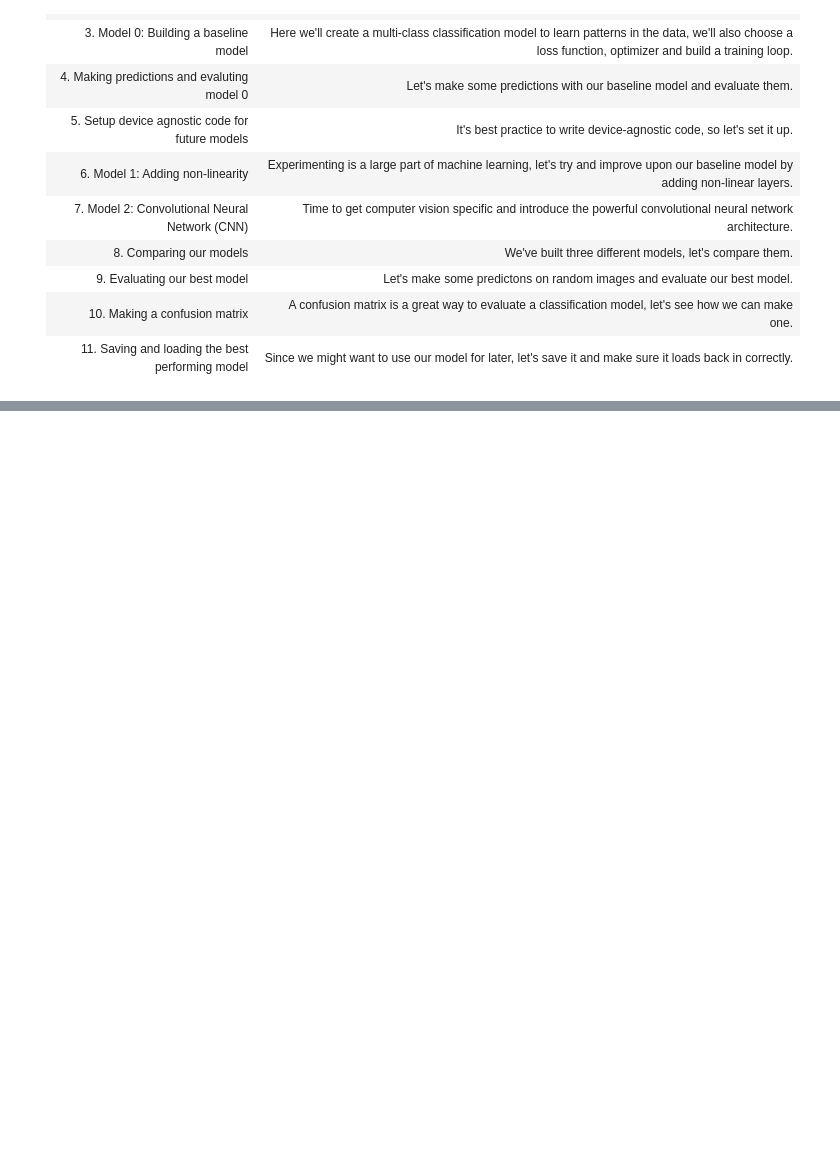
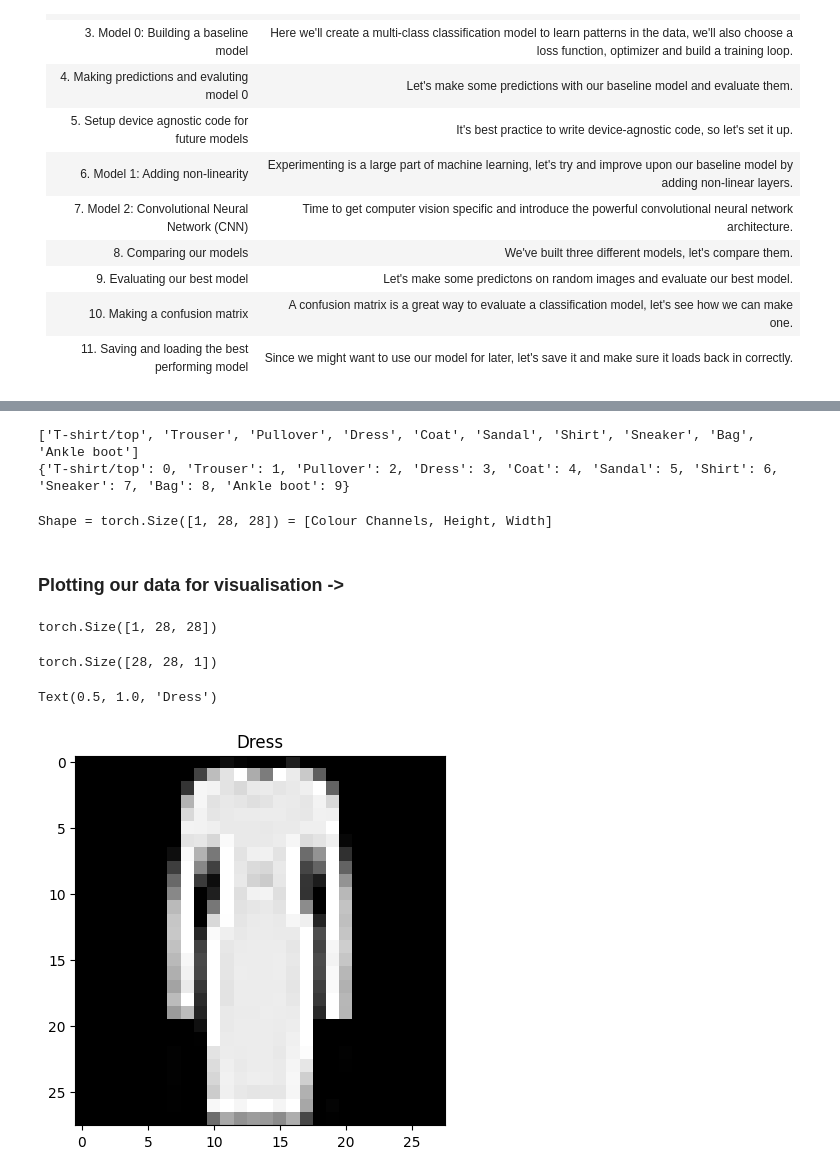
Before and after one commit to gauravmishraokok/learningPyTorch, a Jupyter notebook: 04_PyTorch_Computer_Vision_and_CNNs/Computer_Vision_and_CNNs.ipynb, the cells around one changed output, grey strips where cells are left out. Saved outputs shown, nothing was run; the diff lists cells and outputs as text; code cells hidden in the pictures; blank space fills up the shorter version.

Commit message:
Added first FashionMNIST model

```diff
--- a/04_PyTorch_Computer_Vision_and_CNNs/Computer_Vision_and_CNNs.ipynb
+++ b/04_PyTorch_Computer_Vision_and_CNNs/Computer_Vision_and_CNNs.ipynb
@@ -17,0 +60,15 @@
+# %%
+train_data = datasets.FashionMNIST(
+    root="data",
+    train = True,
+    download=True,
+    transform=ToTensor(),
+    target_transform=None,
+    )
+
+test_data = datasets.FashionMNIST(
+    root="data",
+    train=False,
+    download=True,
+    transform=ToTensor(),
+    target_transform=None)
@@ -17,0 +103,33 @@
+# %%
+classes = train_data.classes
+classids=train_data.class_to_idx
+
+print(train_data.classes)
+print(train_data.class_to_idx)
+# %% [output]
+['T-shirt/top', 'Trouser', 'Pullover', 'Dress', 'Coat', 'Sandal', 'Shirt', 'Sneaker', 'Bag', 'Ankle boot']
+{'T-shirt/top': 0, 'Trouser': 1, 'Pullover': 2, 'Dress': 3, 'Coat': 4, 'Sandal': 5, 'Shirt': 6, 'Sneaker': 7, 'Bag': 8, 'Ankle boot': 9}
+# %%
+print(f"Shape = {imageToTensor.shape} = [Colour Channels, Height, Width]")
+
+#1 Colour Channel, 28x28 H,W picture.
+# %% [output]
+Shape = torch.Size([1, 28, 28]) = [Colour Channels, Height, Width]
+# %% [markdown]
+### Plotting our data for visualisation ->
+# %%
+image, label = train_data[2500]
+print(image.shape)
+# %% [output]
+torch.Size([1, 28, 28])
+# %%
+image = image.permute(1,2,0)  # This is needed as CC,H,W gives a shape issue.
+image.shape
+# %% [output]
+torch.Size([28, 28, 1])
+# %%
+plt.imshow(image, cmap="gray")
+plt.title(classes[label])
+# %% [output]
+Text(0.5, 1.0, 'Dress')
+[figure, added]
```
Also changed, not shown: parts of 33 cells of this notebook, 9 other files.
